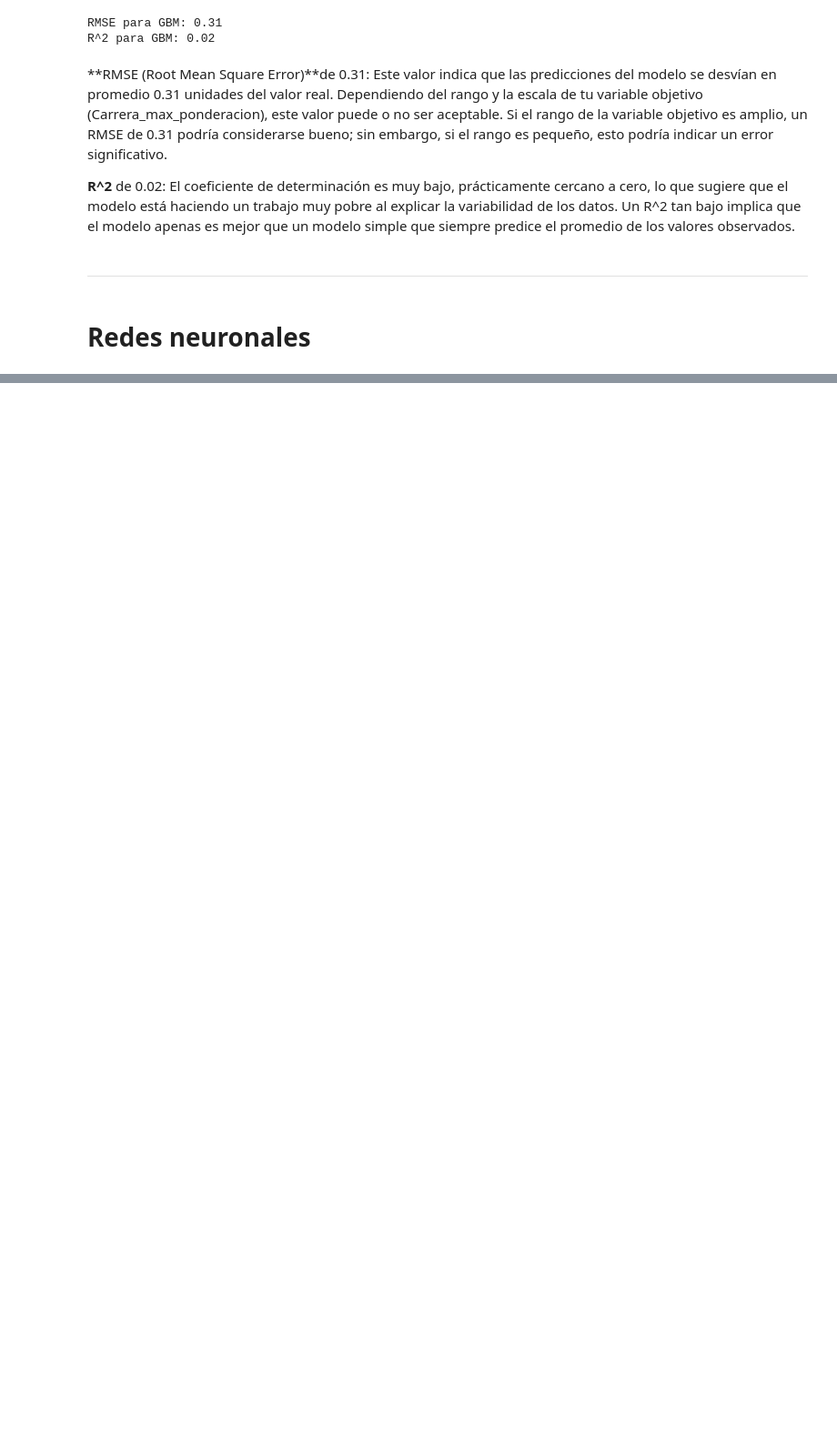
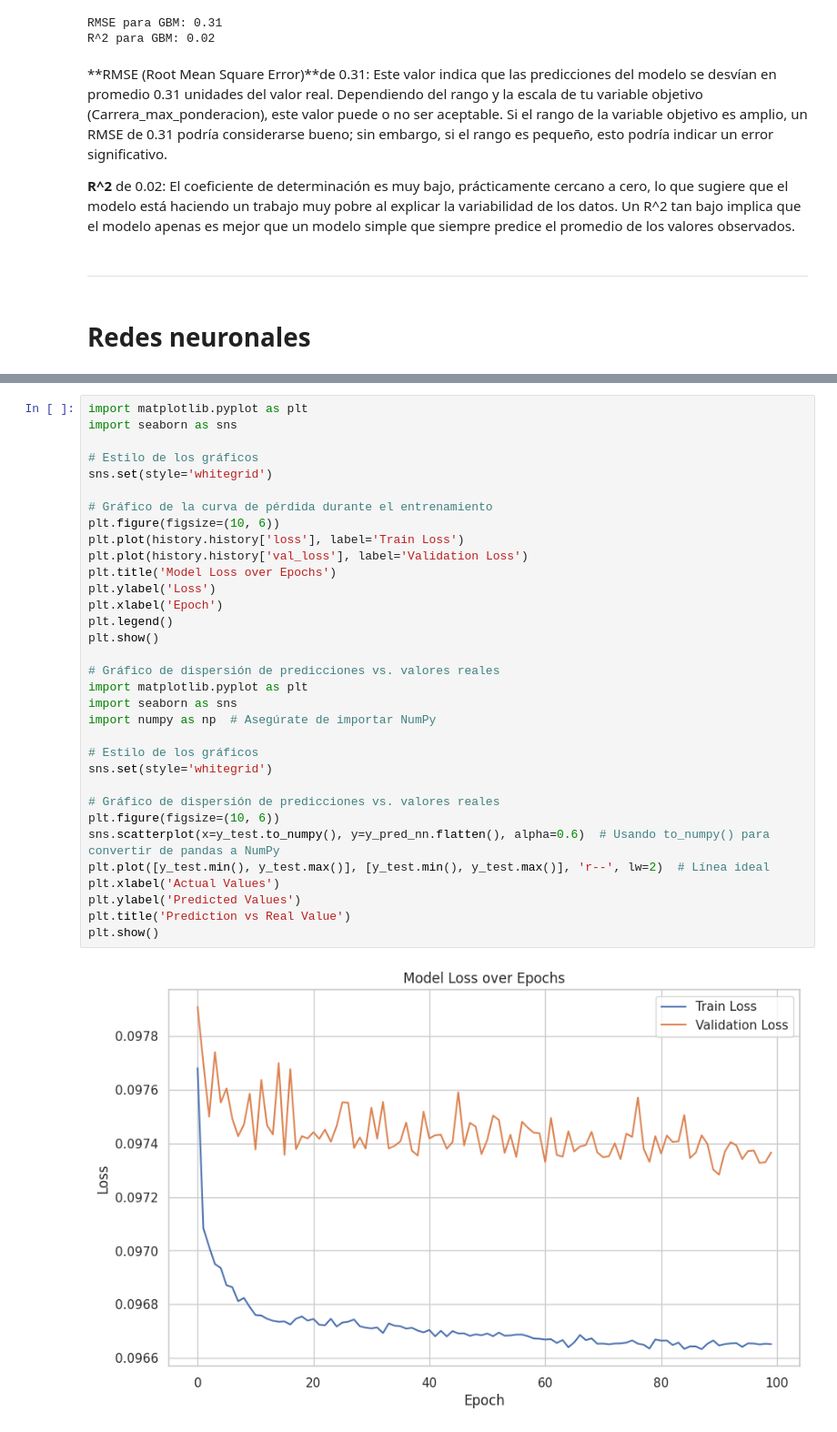
Before and after one commit to Cristhian-Guerrero/Aplicacion1, a Jupyter notebook: Resultados.ipynb, the cells around one changed output, grey strips where cells are left out. Shown: that part at 91% size. Cells and saved outputs as stored; diff of their text form; blank space fills up the shorter version.

```diff
--- a/Resultados.ipynb
+++ b/Resultados.ipynb
@@ -745,0 +761,35 @@ Epoch 3/100
+# %%
+import matplotlib.pyplot as plt
+import seaborn as sns
+
+# Estilo de los gráficos
+sns.set(style='whitegrid')
+
+# Gráfico de la curva de pérdida durante el entrenamiento
+plt.figure(figsize=(10, 6))
+plt.plot(history.history['loss'], label='Train Loss')
+plt.plot(history.history['val_loss'], label='Validation Loss')
+plt.title('Model Loss over Epochs')
+plt.ylabel('Loss')
+plt.xlabel('Epoch')
+plt.legend()
+plt.show()
+
+# Gráfico de dispersión de predicciones vs. valores reales
+import matplotlib.pyplot as plt
+import seaborn as sns
+import numpy as np  # Asegúrate de importar NumPy
+
+# Estilo de los gráficos
+sns.set(style='whitegrid')
+
+# Gráfico de dispersión de predicciones vs. valores reales
+plt.figure(figsize=(10, 6))
+sns.scatterplot(x=y_test.to_numpy(), y=y_pred_nn.flatten(), alpha=0.6)  # Usando to_numpy() para convertir de pandas a NumPy
+plt.plot([y_test.min(), y_test.max()], [y_test.min(), y_test.max()], 'r--', lw=2)  # Línea ideal
+plt.xlabel('Actual Values')
+plt.ylabel('Predicted Values')
+plt.title('Prediction vs Real Value')
+plt.show()
+# %% [output]
+[figure, added]
```
Also changed, not shown: parts of 18 cells of this notebook.
